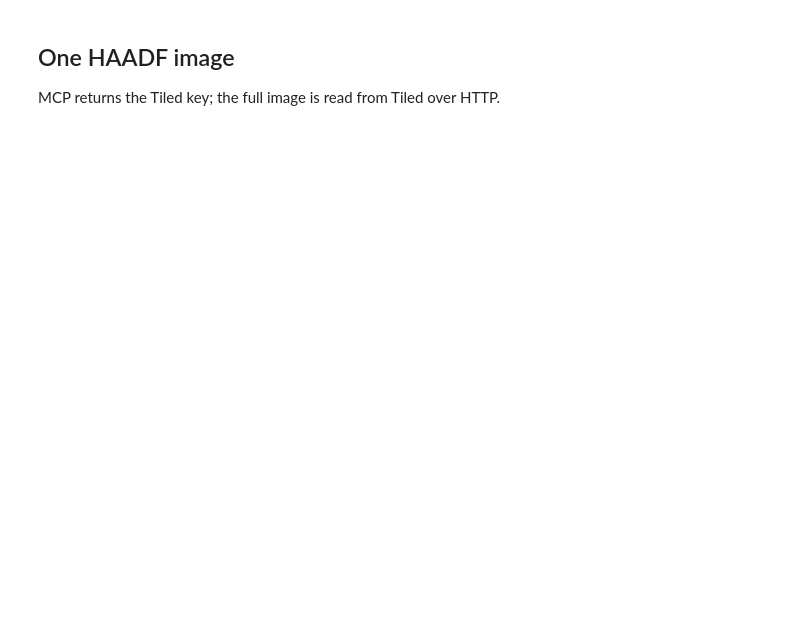
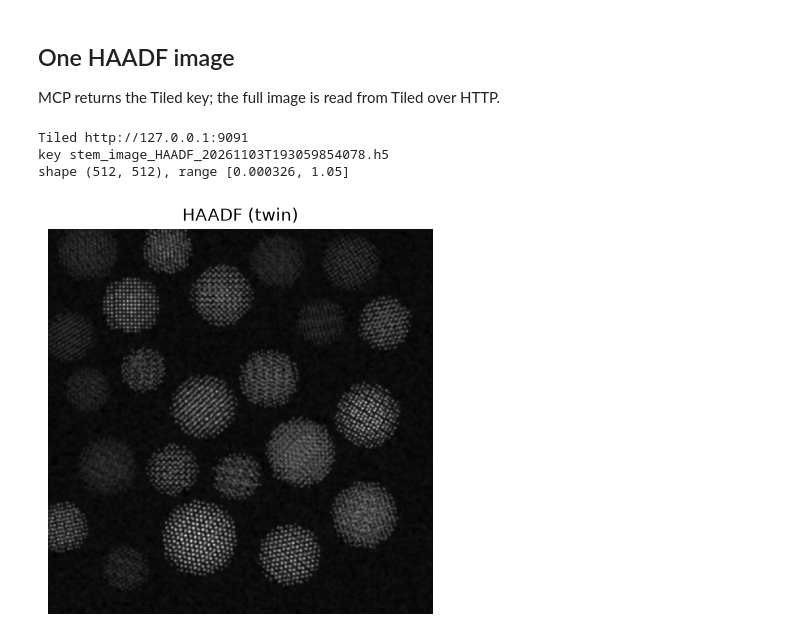
Before and after one commit to Slautin/STEM_Particle_Analysis, a Jupyter notebook: notebooks/00_connection.ipynb, the cells around one changed output. Cells and saved outputs as stored; diff of their text form; code cells hidden in the pictures; blank space fills up the shorter version.

```diff
--- a/notebooks/00_connection.ipynb
+++ b/notebooks/00_connection.ipynb
@@ -46,13 +87,18 @@ MCP returns the Tiled key; the full image is read from Tiled over HTTP.
 # %%
 uri = json.loads(await session.call("get_tiled_config"))["uri"]
 tiled_io.connect(uri)
 
 key = await session.call("acquire_image", ["haadf"])
 image = tiled_io.read_image(key)
 print(f"Tiled {uri}\nkey {key}\nshape {image.shape}, range [{image.min():.3g}, {image.max():.3g}]")
 
 fig, ax = plt.subplots(figsize=(5, 5))
 ax.imshow(image, cmap="gray")
-ax.set_title(f"HAADF ({TARGET})")
+ax.set_title(f"HAADF ({INSTRUMENT})")
 ax.axis("off")
 plt.show()
+# %% [output]
+Tiled http://127.0.0.1:9091
+key stem_image_HAADF_20261103T193059854078.h5
+shape (512, 512), range [0.000326, 1.05]
+[figure, added]
```
Also changed, not shown: parts of 6 cells of this notebook, 37 other files.
